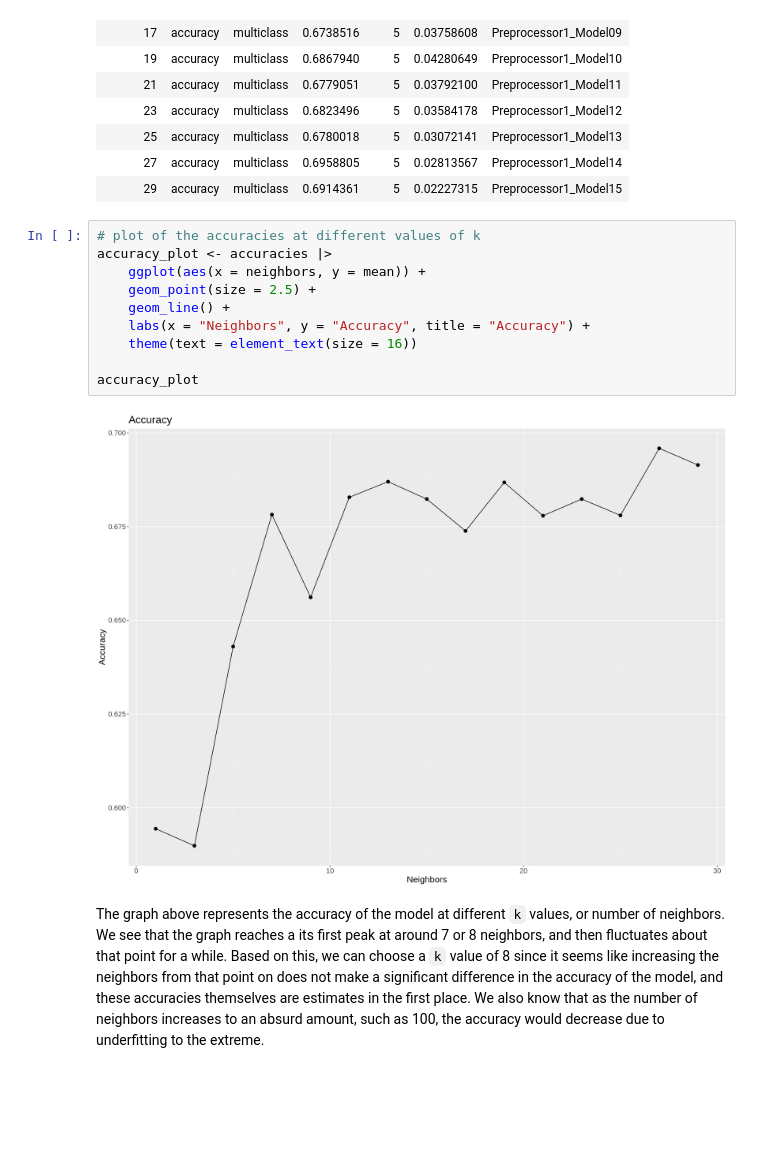
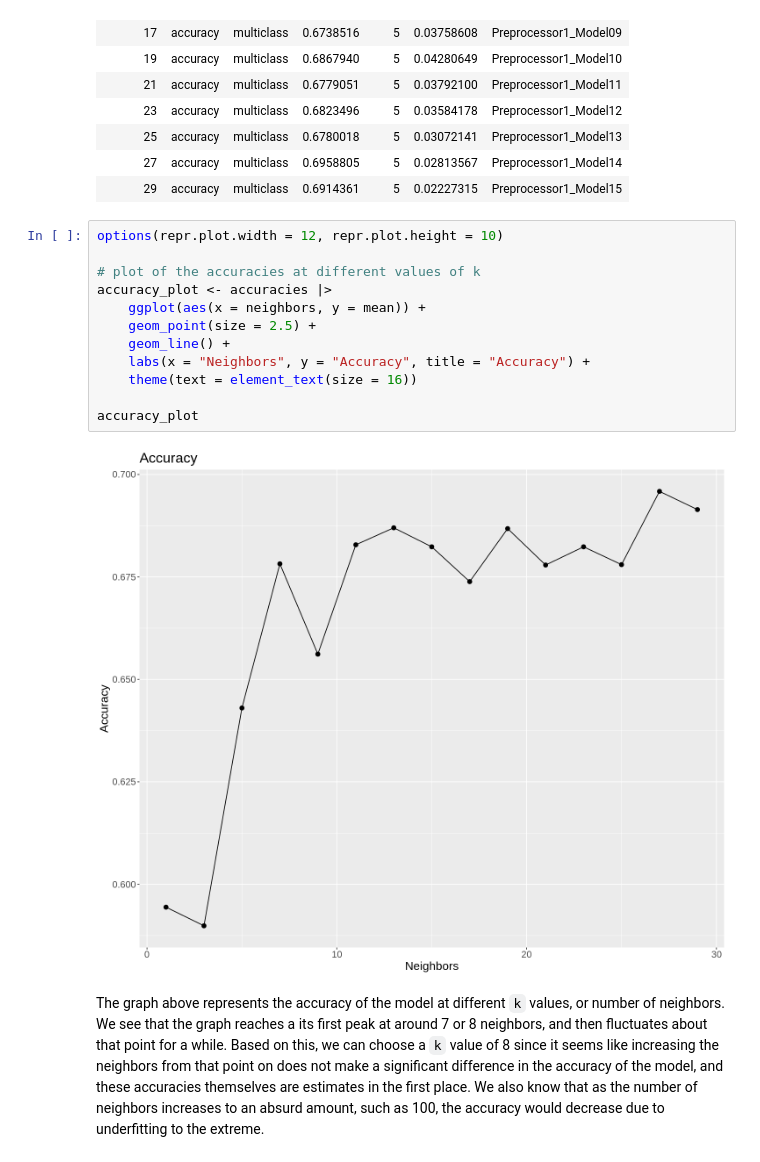
Before and after one commit to andyh031/dsci100-proj-group57, a Jupyter notebook: project.ipynb, the cells around one changed output. Saved outputs shown, nothing was run; the diff lists cells and outputs as text; blank space fills up the shorter version.

```diff
--- a/project.ipynb
+++ b/project.ipynb
@@ -271,17 +272,19 @@ A tibble: 15 × 7
 | 27 | accuracy | multiclass | 0.6958805 | 5 | 0.02813567 | Preprocessor1_Model14 |
 | 29 | accuracy | multiclass | 0.6914361 | 5 | 0.02227315 | Preprocessor1_Model15 |
 # %%
+options(repr.plot.width = 12, repr.plot.height = 10)
+
 # plot of the accuracies at different values of k
 accuracy_plot <- accuracies |>
     ggplot(aes(x = neighbors, y = mean)) +
     geom_point(size = 2.5) +
     geom_line() +
     labs(x = "Neighbors", y = "Accuracy", title = "Accuracy") +
     theme(text = element_text(size = 16))
 
 accuracy_plot
 # %% [output]
-[figure, old version]
+[figure, new version]
 # %% [markdown]
 The graph above represents the accuracy of the model at different `k` values, or number of neighbors. We see that the graph reaches a its first peak at around 7 or 8 neighbors, and then fluctuates about that point for a while. Based on this, we can choose a `k` value of 8 since it seems like increasing the neighbors from that point on does not make a significant difference in the accuracy of the model, and these accuracies themselves are estimates in the first place. We also know that as the number of neighbors increases to an absurd amount, such as 100, the accuracy would decrease due to underfitting to the extreme.
 # %%
```
Also changed, not shown: parts of 8 cells of this notebook.
